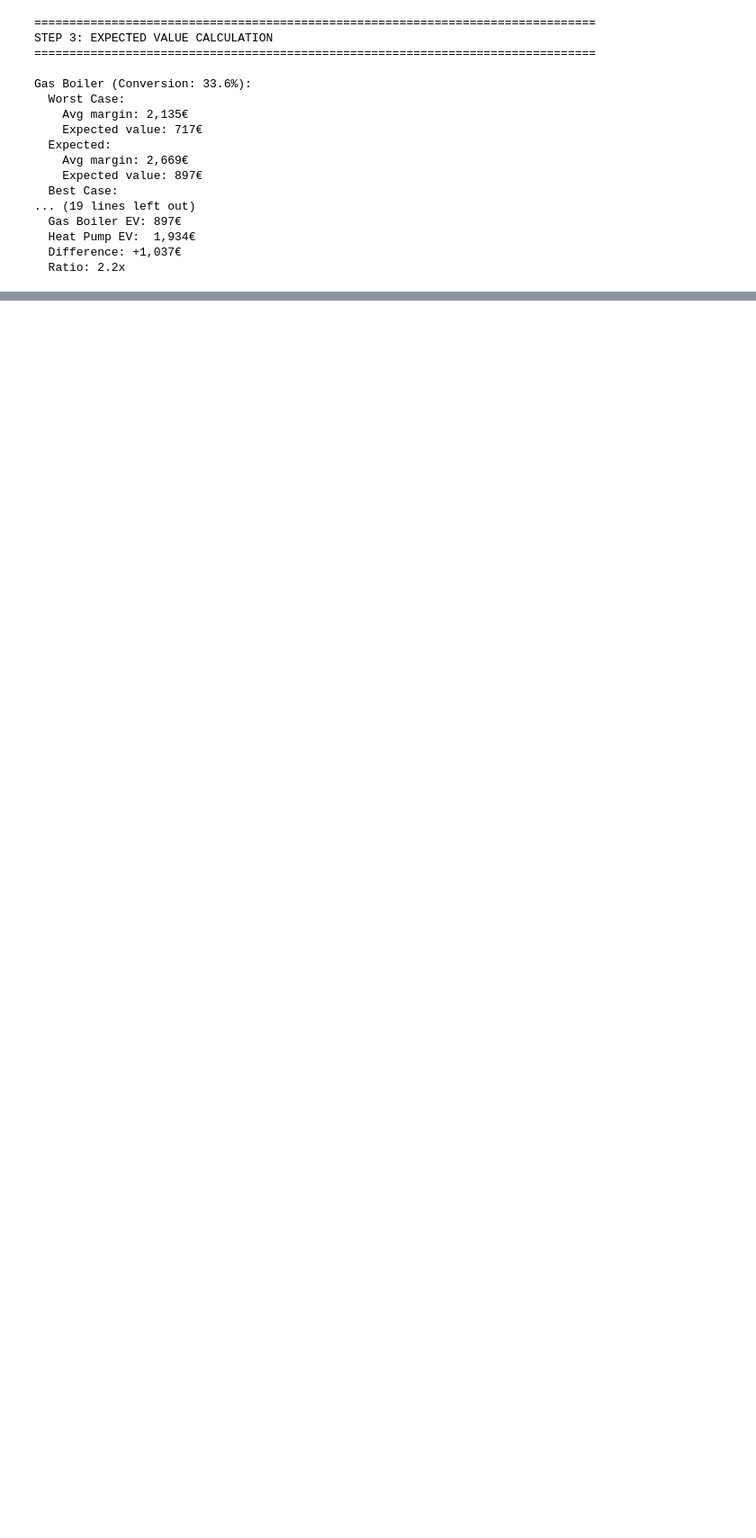
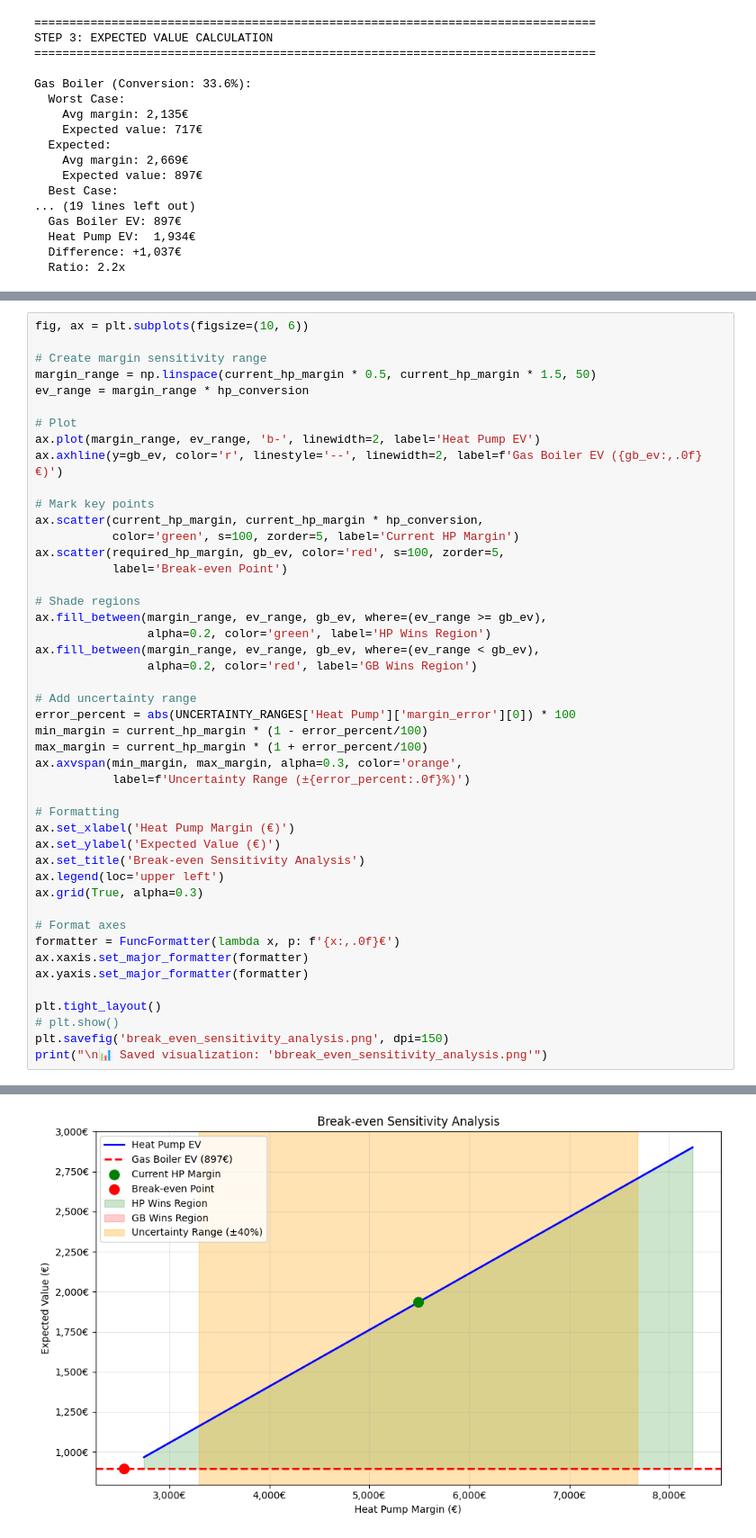
Before and after one commit to vslovik/ai-france-hvac, a Jupyter notebook: _eda_heat_pump_vs_boiler_poc.ipynb, the cells around one changed output, grey strips where cells are left out. Shown at 90% size. Drawn from its saved outputs; the diff is of its cells as text; blank space fills up the shorter version.

```diff
--- a/_eda_heat_pump_vs_boiler_poc.ipynb
+++ b/_eda_heat_pump_vs_boiler_poc.ipynb
@@ -264,0 +357,47 @@ Heat Pump break-even point:
+# %%
+fig, ax = plt.subplots(figsize=(10, 6))
+
+# Create margin sensitivity range
+margin_range = np.linspace(current_hp_margin * 0.5, current_hp_margin * 1.5, 50)
+ev_range = margin_range * hp_conversion
+
+# Plot
+ax.plot(margin_range, ev_range, 'b-', linewidth=2, label='Heat Pump EV')
+ax.axhline(y=gb_ev, color='r', linestyle='--', linewidth=2, label=f'Gas Boiler EV ({gb_ev:,.0f}€)')
+
+# Mark key points
+ax.scatter(current_hp_margin, current_hp_margin * hp_conversion,
+           color='green', s=100, zorder=5, label='Current HP Margin')
+ax.scatter(required_hp_margin, gb_ev, color='red', s=100, zorder=5,
+           label='Break-even Point')
+
+# Shade regions
+ax.fill_between(margin_range, ev_range, gb_ev, where=(ev_range >= gb_ev),
+                alpha=0.2, color='green', label='HP Wins Region')
+ax.fill_between(margin_range, ev_range, gb_ev, where=(ev_range < gb_ev),
+                alpha=0.2, color='red', label='GB Wins Region')
+
+# Add uncertainty range
+error_percent = abs(UNCERTAINTY_RANGES['Heat Pump']['margin_error'][0]) * 100
+min_margin = current_hp_margin * (1 - error_percent/100)
+max_margin = current_hp_margin * (1 + error_percent/100)
+ax.axvspan(min_margin, max_margin, alpha=0.3, color='orange',
+           label=f'Uncertainty Range (±{error_percent:.0f}%)')
+
+# Formatting
+ax.set_xlabel('Heat Pump Margin (€)')
+ax.set_ylabel('Expected Value (€)')
+ax.set_title('Break-even Sensitivity Analysis')
+ax.legend(loc='upper left')
+ax.grid(True, alpha=0.3)
+
+# Format axes
+formatter = FuncFormatter(lambda x, p: f'{x:,.0f}€')
+ax.xaxis.set_major_formatter(formatter)
+ax.yaxis.set_major_formatter(formatter)
+
+plt.tight_layout()
+# plt.show()
+plt.savefig('break_even_sensitivity_analysis.png', dpi=150)
+print("\n📊 Saved visualization: 'bbreak_even_sensitivity_analysis.png'")
+# %% [output]
@@ -264,0 +405 @@ Heat Pump break-even point:
+[figure, added]
```
Also changed, not shown: parts of 6 cells of this notebook, 1 other file.
